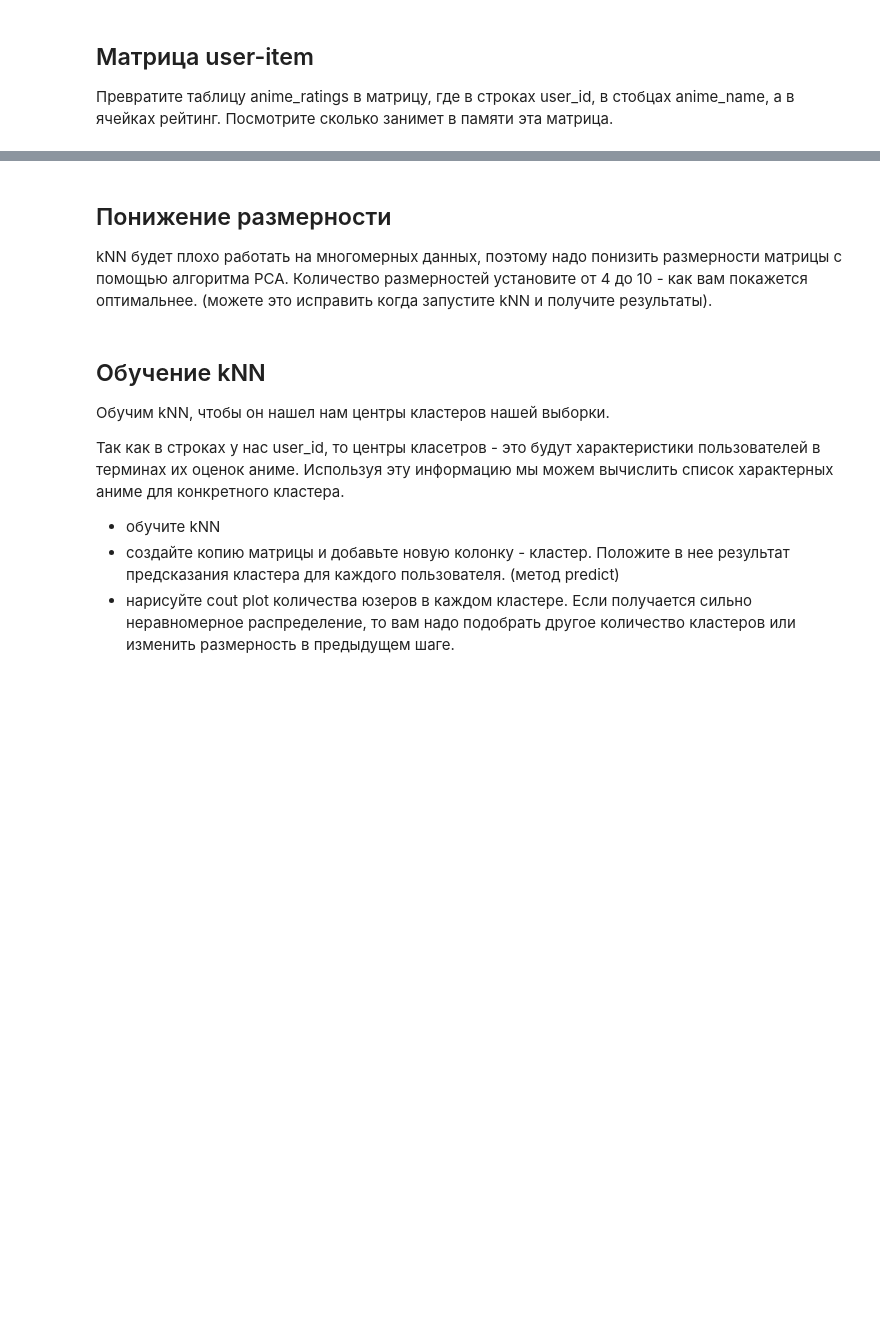
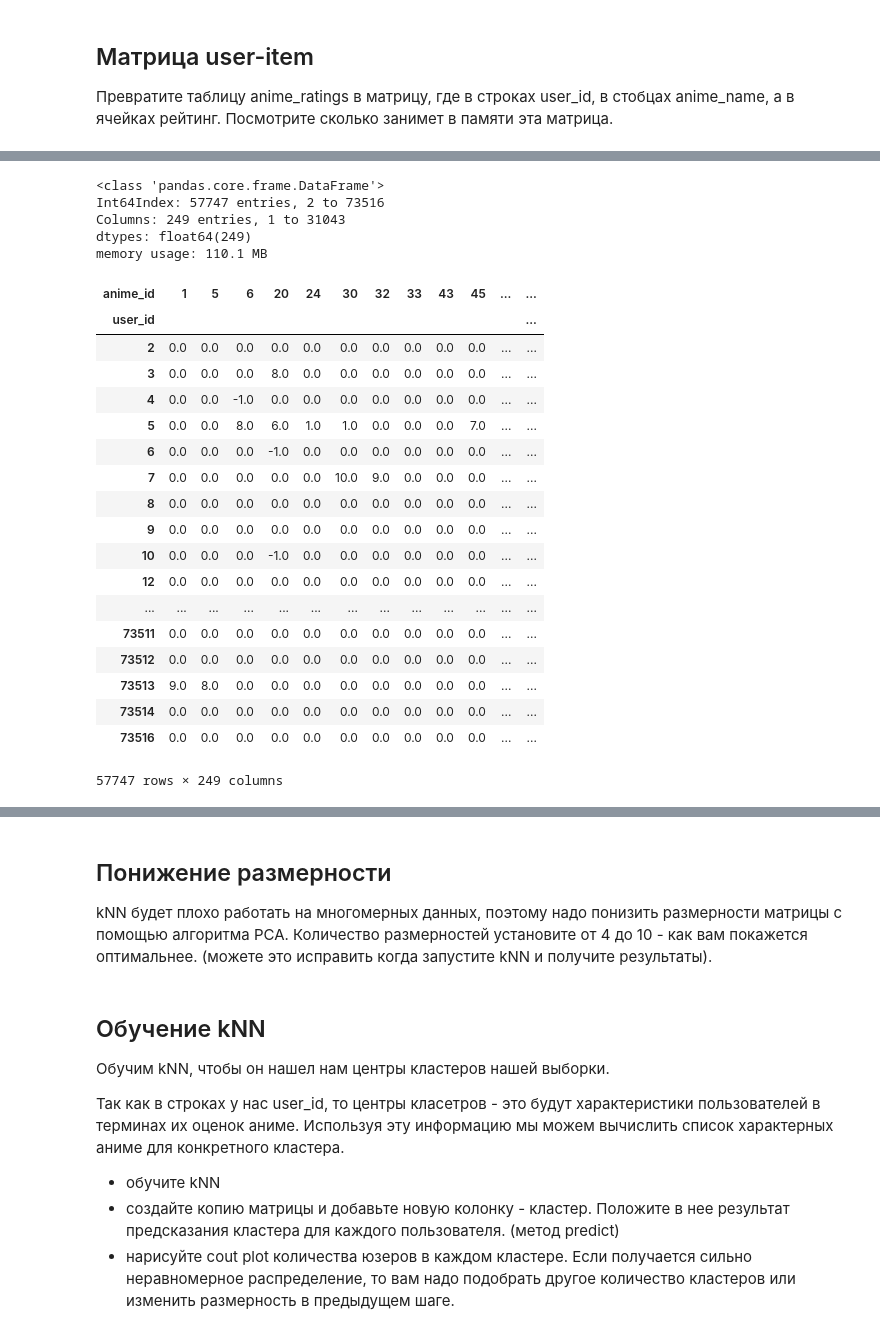
Before and after one commit to Agotsulov/ML-7bits, a Jupyter notebook: week05_workshop_05-01-clustering-workshop.ipynb, the cells around one changed output, grey strips where cells are left out. Drawn from its saved outputs; the diff is of its cells as text; code cells hidden in the pictures; blank space fills up the shorter version.

```diff
--- a/week05_workshop_05-01-clustering-workshop.ipynb
+++ b/week05_workshop_05-01-clustering-workshop.ipynb
@@ -338,0 +424,32 @@ mean
+# %%
+pd_anime_ratings.drop(bad_anime_watches.index, axis=1 ,inplace=True)
+# %%
+pd_anime_ratings.info()
+# %% [output]
+<class 'pandas.core.frame.DataFrame'>
+Int64Index: 57747 entries, 2 to 73516
+Columns: 249 entries, 1 to 31043
+dtypes: float64(249)
+memory usage: 110.1 MB
+# %%
+pd_anime_ratings
+# %% [output]
+| anime_id | 1 | 5 | 6 | 20 | 24 | 30 | 32 | 33 | 43 | 45 | ... | ... |
+| user_id |  |  |  |  |  |  |  |  |  |  |  | ... |
+| 2 | 0.0 | 0.0 | 0.0 | 0.0 | 0.0 | 0.0 | 0.0 | 0.0 | 0.0 | 0.0 | ... | ... |
+| 3 | 0.0 | 0.0 | 0.0 | 8.0 | 0.0 | 0.0 | 0.0 | 0.0 | 0.0 | 0.0 | ... | ... |
+| 4 | 0.0 | 0.0 | -1.0 | 0.0 | 0.0 | 0.0 | 0.0 | 0.0 | 0.0 | 0.0 | ... | ... |
+| 5 | 0.0 | 0.0 | 8.0 | 6.0 | 1.0 | 1.0 | 0.0 | 0.0 | 0.0 | 7.0 | ... | ... |
+| 6 | 0.0 | 0.0 | 0.0 | -1.0 | 0.0 | 0.0 | 0.0 | 0.0 | 0.0 | 0.0 | ... | ... |
+| 7 | 0.0 | 0.0 | 0.0 | 0.0 | 0.0 | 10.0 | 9.0 | 0.0 | 0.0 | 0.0 | ... | ... |
+| 8 | 0.0 | 0.0 | 0.0 | 0.0 | 0.0 | 0.0 | 0.0 | 0.0 | 0.0 | 0.0 | ... | ... |
+| 9 | 0.0 | 0.0 | 0.0 | 0.0 | 0.0 | 0.0 | 0.0 | 0.0 | 0.0 | 0.0 | ... | ... |
+| 10 | 0.0 | 0.0 | 0.0 | -1.0 | 0.0 | 0.0 | 0.0 | 0.0 | 0.0 | 0.0 | ... | ... |
+| 12 | 0.0 | 0.0 | 0.0 | 0.0 | 0.0 | 0.0 | 0.0 | 0.0 | 0.0 | 0.0 | ... | ... |
+| ... | ... | ... | ... | ... | ... | ... | ... | ... | ... | ... | ... | ... |
+| 73511 | 0.0 | 0.0 | 0.0 | 0.0 | 0.0 | 0.0 | 0.0 | 0.0 | 0.0 | 0.0 | ... | ... |
+| 73512 | 0.0 | 0.0 | 0.0 | 0.0 | 0.0 | 0.0 | 0.0 | 0.0 | 0.0 | 0.0 | ... | ... |
+| 73513 | 9.0 | 8.0 | 0.0 | 0.0 | 0.0 | 0.0 | 0.0 | 0.0 | 0.0 | 0.0 | ... | ... |
+| 73514 | 0.0 | 0.0 | 0.0 | 0.0 | 0.0 | 0.0 | 0.0 | 0.0 | 0.0 | 0.0 | ... | ... |
+| 73516 | 0.0 | 0.0 | 0.0 | 0.0 | 0.0 | 0.0 | 0.0 | 0.0 | 0.0 | 0.0 | ... | ... |
+57747 rows × 249 columns
```
Also changed, not shown: parts of 29 cells of this notebook, 2 other files.
